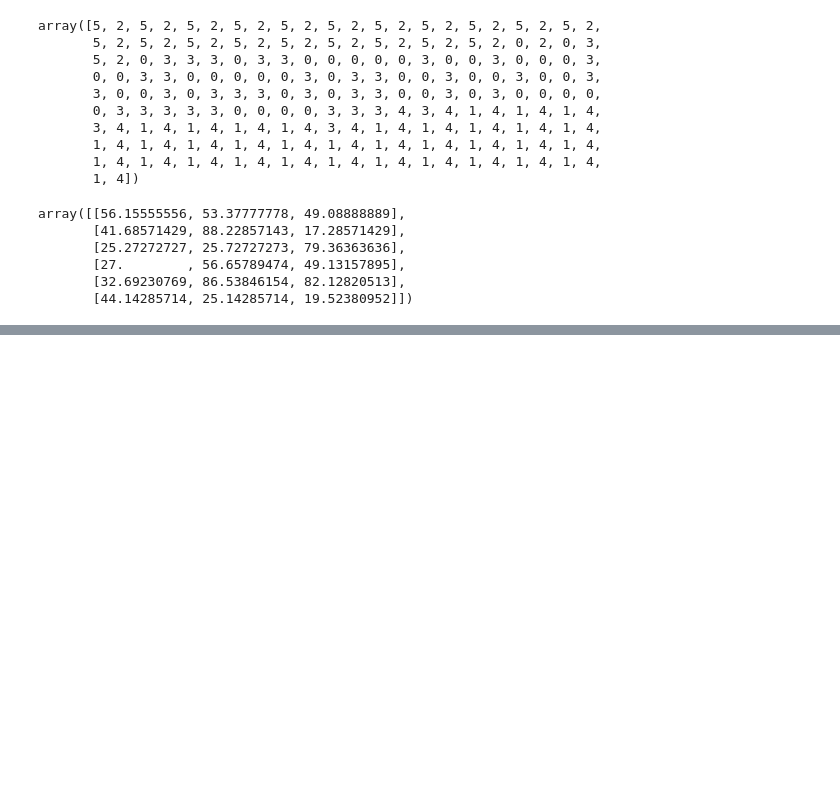
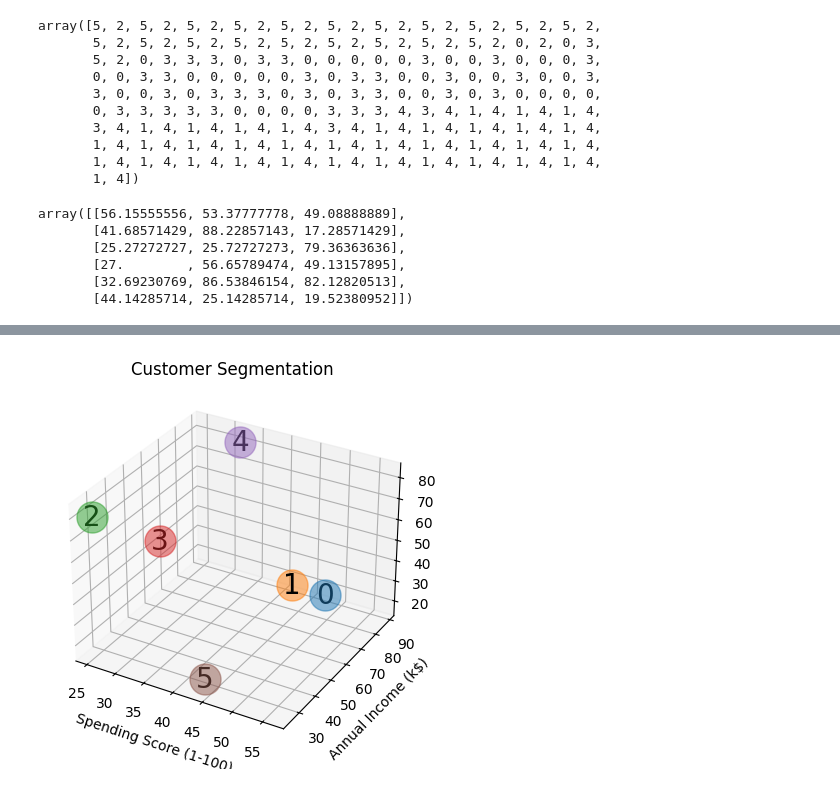
Before and after one commit to danimoreira90/Customer-Segmentation-Project, a Jupyter notebook: notebooks/projeto_supermercado_03_clustering_visualization.ipynb, the cells around one changed output, grey strips where cells are left out. Cells and saved outputs as stored; diff of their text form; code cells hidden in the pictures; blank space fills up the shorter version.

```diff
--- a/notebooks/projeto_supermercado_03_clustering_visualization.ipynb
+++ b/notebooks/projeto_supermercado_03_clustering_visualization.ipynb
@@ -75,0 +104,4 @@ plt.show()
+# %%
+show_clusters(df_clustered, ['Age', 'Annual Income (k$)', 'Spending Score (1-100)'], 6,show_centroids=True, show_points=False)
+# %% [output]
+[figure, added]
```
Also changed, not shown: parts of 5 cells of this notebook, 2 other files.
